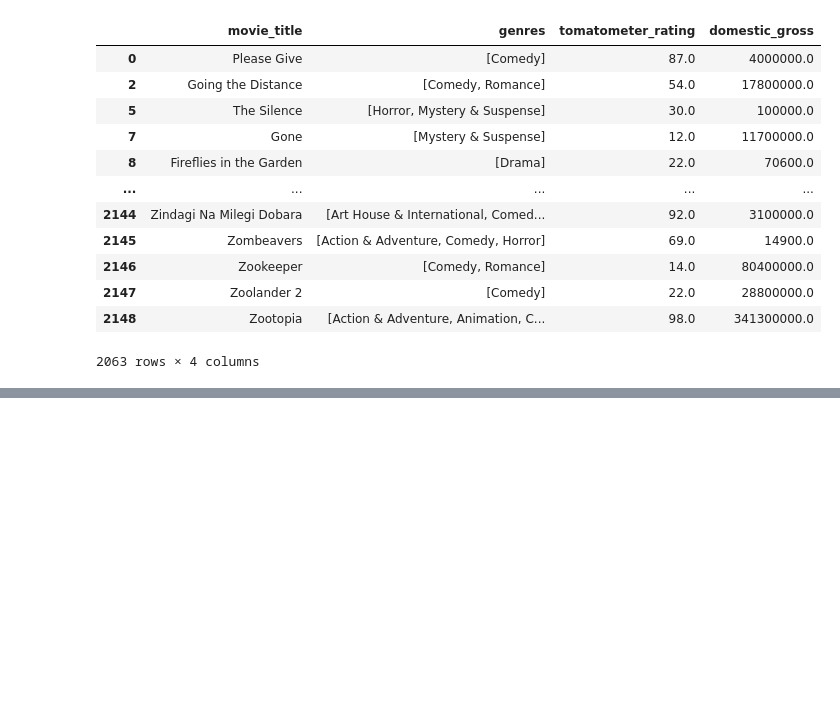
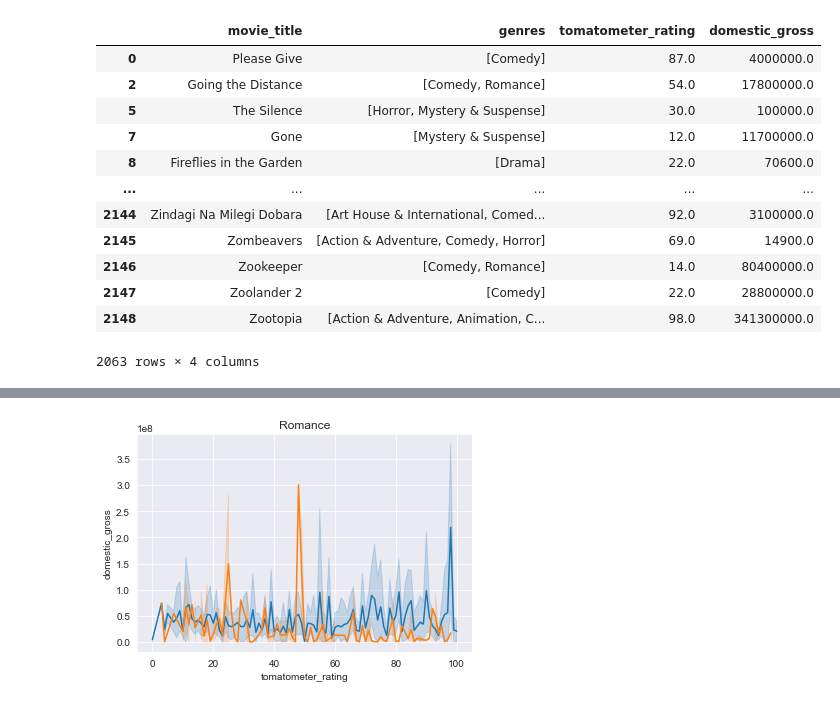
Before and after one commit to richesinrr0/microsoft_movie_analysis, a Jupyter notebook: Movie_analysis_genres_ross.ipynb, the cells around one changed output, grey strips where cells are left out. Saved outputs shown, nothing was run; the diff lists cells and outputs as text; code cells hidden in the pictures; blank space fills up the shorter version.

```diff
--- a/Movie_analysis_genres_ross.ipynb
+++ b/Movie_analysis_genres_ross.ipynb
@@ -228,0 +157,3 @@ KeyError: False
+# %%
+df_rating_genres = df_rating_genres.explode('genres')
+df_rating_genres
@@ -228,0 +182,2 @@ KeyError: False
+# %%
+df_rating_genres['genres'] = df_rating_genres['genres'].str.strip()
@@ -229 +204,20 @@ KeyError: False
+# %%
+df_comedy = df_rating_genres.loc[df_rating_genres['genres'] == 'Comedy']
+df_romance = df_rating_genres.loc[df_rating_genres['genres'] == 'Romance']
+df_horror = df_rating_genres.loc[df_rating_genres['genres'] == 'Horror']
+df_mystery_suspence = df_rating_genres.loc[df_rating_genres['genres'] == 'Mystery & Suspense']
+df_action_adventure = df_rating_genres.loc[df_rating_genres['genres'] == 'Action & Adventure']
+df_animation = df_rating_genres.loc[df_rating_genres['genres'] == 'Animation']
+df_art = df_rating_genres.loc[df_rating_genres['genres'] == 'Art House & International']
+df_drama = df_rating_genres.loc[df_rating_genres['genres'] == 'Drama']
+df_music = df_rating_genres.loc[df_rating_genres['genres'] == 'Musical & Performing Arts']
+df_special = df_rating_genres.loc[df_rating_genres['genres'] == 'Special Interest']
+df_doc = df_rating_genres.loc[df_rating_genres['genres'] == 'Documentary']
+df_sports = df_rating_genres.loc[df_rating_genres['genres'] == 'Sports & Fitness']
+df_family = df_rating_genres.loc[df_rating_genres['genres'] == 'Kids & Family']
+df_science_fict = df_rating_genres.loc[df_rating_genres['genres'] == 'Science Fiction & Fantasy']
+df_west = df_rating_genres.loc[df_rating_genres['genres'] == 'Western']
+df_classics = df_rating_genres.loc[df_rating_genres['genres'] == 'Classics']
+df_tv = df_rating_genres.loc[df_rating_genres['genres'] == 'Television']
+df_faith = df_rating_genres.loc[df_rating_genres['genres'] == 'Faith & Spirituality']
 # %%
@@ -241,0 +303,6 @@ x = genres_action['genres']
+# %%
+sns.set_style('darkgrid')
+sns.lineplot(data=df_comedy, x="tomatometer_rating", y="domestic_gross").set(title='Comedy')
+sns.lineplot(data=df_romance, x="tomatometer_rating", y="domestic_gross").set(title='Romance')
+# %% [output]
+[figure, added]
```
Also changed, not shown: parts of 25 cells of this notebook.
